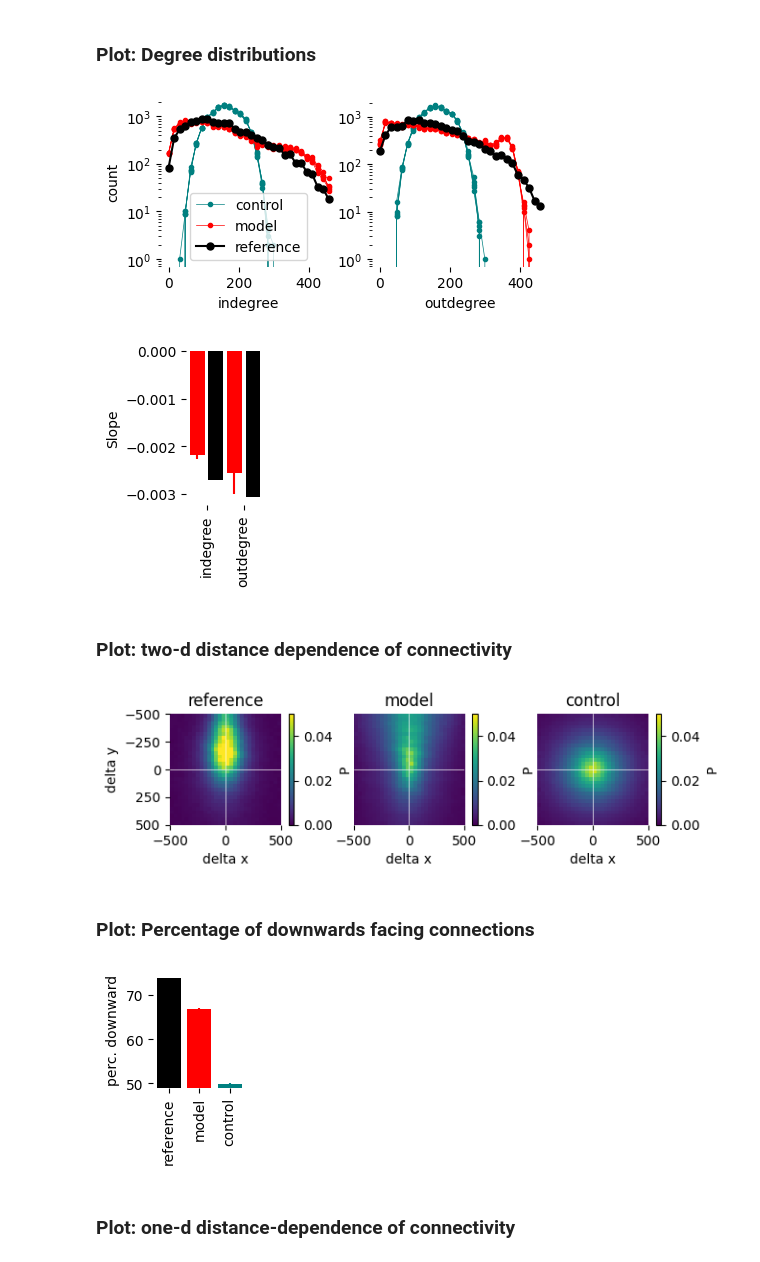
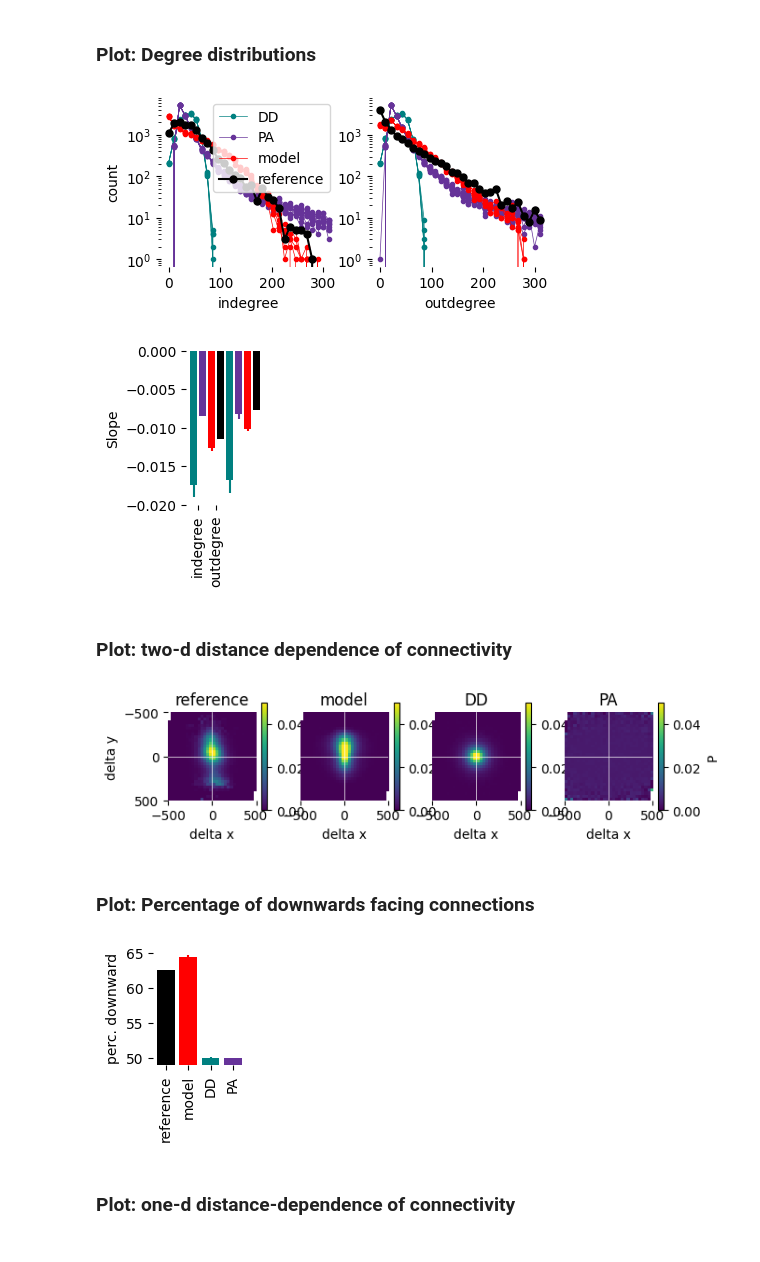
Before and after one commit to MWolfR/local_connectivity_model, a Jupyter notebook: src/Match and compare to microns.ipynb, the cells around one changed output. Saved outputs shown, nothing was run; the diff lists cells and outputs as text; code cells hidden in the pictures.

```diff
--- a/src/Match and compare to microns.ipynb
+++ b/src/Match and compare to microns.ipynb
@@ -28,7 +28,7 @@ Please note that the reference connectome must be separately downloaded. For the
 
 Formally, the reference connectome must be in the .h5-based format used by [Connectome-utilities](https://github.com/openbraininstitute/ConnectomeUtilities).
 # %%
-config_fn = "../configs/pnagm_L45E_SSCX_yscale_experimental_v1p5.json"
+config_fn = "../configs/pnagm_L45E_microns_yscale_experimental_v1p5.json"
 n_instances = 5
 plot_out = "plots_sscx"
 if not os.path.exists(plot_out):
@@ -44,6 +44,11 @@ A reference connectome is expected at path {0},
           please place it there or update the path in the configuration file!
 """.format(microns_fn))
 
-pts, microns = util.points_from_microns(cfg["make_points"])
+pts, microns, additional_controls = util.points_from_microns(cfg["make_points"], return_additional_controls=True)
+
+# Additional, pre-calculated preferential-attachment control models for the reference
+ctrls_PA = additional_controls["PA"]
+ctrl_instances_PA = [ctrls_PA[_index].matrix for _index in ctrls_PA.index]
+
 reference = microns.matrix > 0
 # %% [output]
@@ -157,12 +163,12 @@ pandas.concat([
 # %% [markdown]
 ### Plot: Degree distributions
 # %%
-fig_distr, fig_slopes = DD.degree_distribution_analysis([mdls, ctrls], ["model", "control"])
+fig_distr, fig_slopes = DD.degree_distribution_analysis([mdls, ctrls, ctrls_PA], ["model", "DD", "PA"])
 fig_distr.savefig(os.path.join(plot_out, "m_degree_distributions.pdf"))
 fig_slopes.savefig(os.path.join(plot_out, "m_degrees_slopes.pdf"))
 # %% [output]
-[figure, old version]
+[figure, new version]
-[figure, old version]
+[figure, new version]
 # %% [markdown]
 ### Plot: two-d distance dependence of connectivity
 # %%
@@ -170,37 +176,39 @@ from matplotlib import pyplot as plt
 from pnagm.test import dbins2d
 
 clim = (0, 0.05)
 fig = plt.figure(figsize=(7, 1.5))
 
 Is = [DD.p_2d_ref[(1, 2)],
      numpy.nanmean(numpy.dstack([DD.twod_for_matrix(_instance, (1, 2))
                                  for _instance in mdl_instances]), axis=2),
      numpy.nanmean(numpy.dstack([DD.twod_for_matrix(_instance, (1, 2))
-                                     for _instance in ctrl_instances]), axis=2)
+                                     for _instance in ctrl_instances]), axis=2),
+     numpy.nanmean(numpy.dstack([DD.twod_for_matrix(_instance, (1, 2))
+                                     for _instance in ctrl_instances_PA]), axis=2)
     ]
-ttls = ["reference", "model", "control"]
+ttls = ["reference", "model", "DD", "PA"]
 i = 1
 
 for I, ttl in zip(Is, ttls):
-    ax = fig.add_subplot(1, 3, i)
+    ax = fig.add_subplot(1, 4, i)
     if i > 1:
         ax.set_yticks([])
     else:
         ax.set_ylabel("delta y")
     i += 1
     img = ax.imshow(I, clim=clim,
             extent=[dbins2d[0], dbins2d[-1], dbins2d[-1], dbins2d[0]])
     plt.colorbar(img, label="P")
     ax.set_xlim(ax.get_xlim()); ax.set_ylim(ax.get_ylim())
     ax.plot(ax.get_xlim(), [0, 0], color="white", linewidth=0.5)
     ax.plot([0, 0], ax.get_xlim(), color="white", linewidth=0.5)
     ax.set_frame_on(False)
     ax.set_xlabel("delta x")
     ax.set_title(ttl)
 
 fig.savefig(os.path.join(plot_out, "m_2d_distance_dependence.pdf"))
 # %% [output]
-[figure, old version]
+[figure, new version]
 # %% [markdown]
 ### Plot: Percentage of downwards facing connections
 # %%
@@ -211,6 +219,7 @@ def percent_downwards(instance):
 ref = percent_downwards(microns)
 v_mdl = [percent_downwards(mdls[i]) for i in mdls.index]
 v_ctrl = [percent_downwards(ctrls[i]) for i in ctrls.index]
+v_ctrl_PA = [percent_downwards(ctrls_PA[i]) for i in ctrls_PA.index]
 
 fig = plt.figure(figsize=(1.2, 1.5))
 ax = fig.gca()
@@ -222,13 +231,15 @@ ax.bar(1, numpy.mean(v_mdl) - bot, color="red", bottom=bot)
 ax.errorbar(1, numpy.mean(v_mdl), yerr=numpy.std(v_mdl), color="red")
 ax.bar(2, numpy.mean(v_ctrl) - bot, color="teal", bottom=bot)
 ax.errorbar(2, numpy.mean(v_ctrl), yerr=numpy.std(v_ctrl), color="teal")
+ax.bar(3, numpy.mean(v_ctrl_PA) - bot, color="rebeccapurple", bottom=bot)
+ax.errorbar(3, numpy.mean(v_ctrl_PA), yerr=numpy.std(v_ctrl_PA), color="rebeccapurple")
 ax.set_ylabel("perc. downward")
-ax.set_xticks([0, 1, 2]); ax.set_xticklabels(["reference", "model", "control"], rotation="vertical")
+ax.set_xticks([0, 1, 2, 3]); ax.set_xticklabels(["reference", "model", "DD", "PA"], rotation="vertical")
 ax.set_frame_on(False)
 
 fig.savefig(os.path.join(plot_out, "m_perc_down.pdf"))
 # %% [output]
-[figure, old version]
+[figure, new version]
 # %% [markdown]
 ### Plot: one-d distance-dependence of connectivity
 # %%
```
Also changed, not shown: parts of 11 cells of this notebook.
